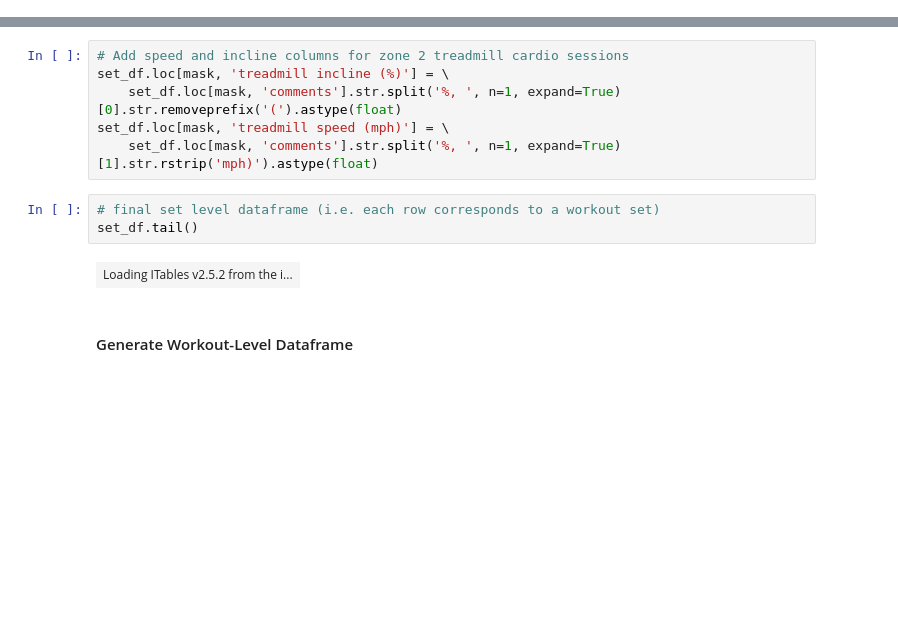
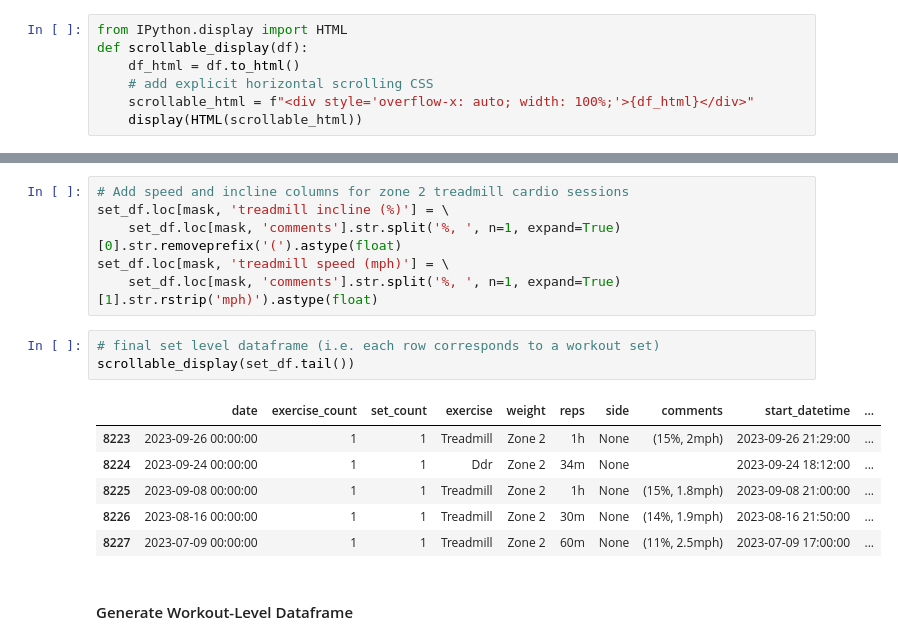
Before and after one commit to sthobbs/exercise-data-analysis, a Jupyter notebook: workout_analysis.ipynb, the cells around one changed output, grey strips where cells are left out. Cells and saved outputs as stored; diff of their text form; blank space fills up the shorter version.

Commit message:
test alternate method to make table side scrollable

```diff
--- a/workout_analysis.ipynb
+++ b/workout_analysis.ipynb
@@ -25,3 +23,10 @@ opt.paging = False  # turn off pagination
+# %%
+from IPython.display import HTML
+def scrollable_display(df):
+    df_html = df.to_html()
+    # add explicit horizontal scrolling CSS
+    scrollable_html = f"<div style='overflow-x: auto; width: 100%;'>{df_html}</div>"
+    display(HTML(scrollable_html))
 # %%
 # !pip install itables
 # %% [markdown]
@@ -641,9 +671,14 @@ set_df.loc[mask, 'treadmill speed (mph)'] = \
     set_df.loc[mask, 'comments'].str.split('%, ', n=1, expand=True)[1].str.rstrip('mph)').astype(float)
 # %%
 # final set level dataframe (i.e. each row corresponds to a workout set)
-set_df.tail()
+scrollable_display(set_df.tail())
 # %% [output]
-| Loading ITables v2.5.2 from the i... |
+|  | date | exercise_count | set_count | exercise | weight | reps | side | comments | start_datetime | ... |
+| 8223 | 2023-09-26 00:00:00 | 1 | 1 | Treadmill | Zone 2 | 1h | None | (15%, 2mph) | 2023-09-26 21:29:00 | ... |
+| 8224 | 2023-09-24 00:00:00 | 1 | 1 | Ddr | Zone 2 | 34m | None |  | 2023-09-24 18:12:00 | ... |
+| 8225 | 2023-09-08 00:00:00 | 1 | 1 | Treadmill | Zone 2 | 1h | None | (15%, 1.8mph) | 2023-09-08 21:00:00 | ... |
+| 8226 | 2023-08-16 00:00:00 | 1 | 1 | Treadmill | Zone 2 | 30m | None | (14%, 1.9mph) | 2023-08-16 21:50:00 | ... |
+| 8227 | 2023-07-09 00:00:00 | 1 | 1 | Treadmill | Zone 2 | 60m | None | (11%, 2.5mph) | 2023-07-09 17:00:00 | ... |
 # %% [markdown]
 #### Generate Workout-Level Dataframe
 # %%
```
Also changed, not shown: parts of 11 cells of this notebook.
